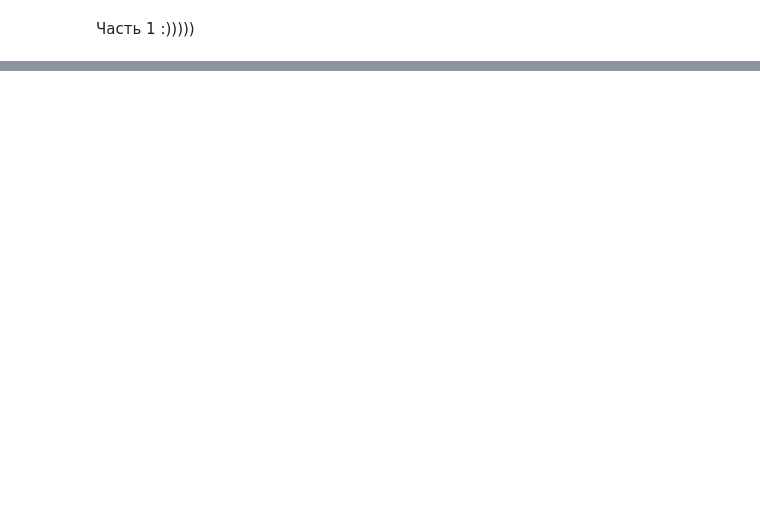
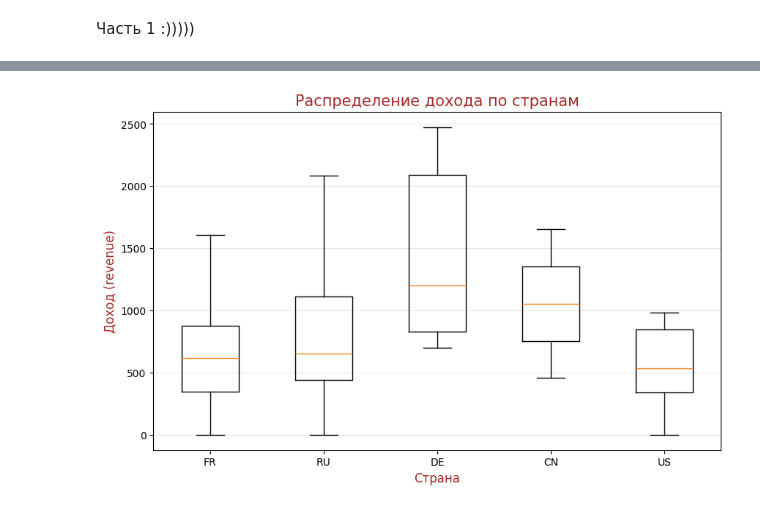
Before and after one commit to kitaevakatya1-tech/Grib, a Jupyter notebook: homeworks/HW02/HW02.ipynb, the cells around one changed output, grey strips where cells are left out. Saved outputs shown, nothing was run; the diff lists cells and outputs as text; code cells hidden in the pictures; blank space fills up the shorter version.

```diff
--- a/homeworks/HW02/HW02.ipynb
+++ b/homeworks/HW02/HW02.ipynb
@@ -59,0 +120,14 @@ purchases: 1 отрицательных значений
+# %%
+plt.figure(figsize=(10, 6), colozr ='#A52A2A')
+
+countries = df['country'].unique()
+data = [df[df['country'] == c]['revenue'] for c in countries]
+
+plt.boxplot(data, tick_labels=countries)
+plt.title('Распределение дохода по странам', fontsize=15, color ='#A52A2A')
+plt.xlabel('Страна', fontsize=12, color ='#A52A2A')
+plt.ylabel('Доход (revenue)', fontsize=12, color ='#A52A2A')
+plt.grid(axis='y', alpha=0.3)
+plt.show()
+# %% [output]
+[figure, added]
```
Also changed, not shown: parts of 6 cells of this notebook, 1 other file.
